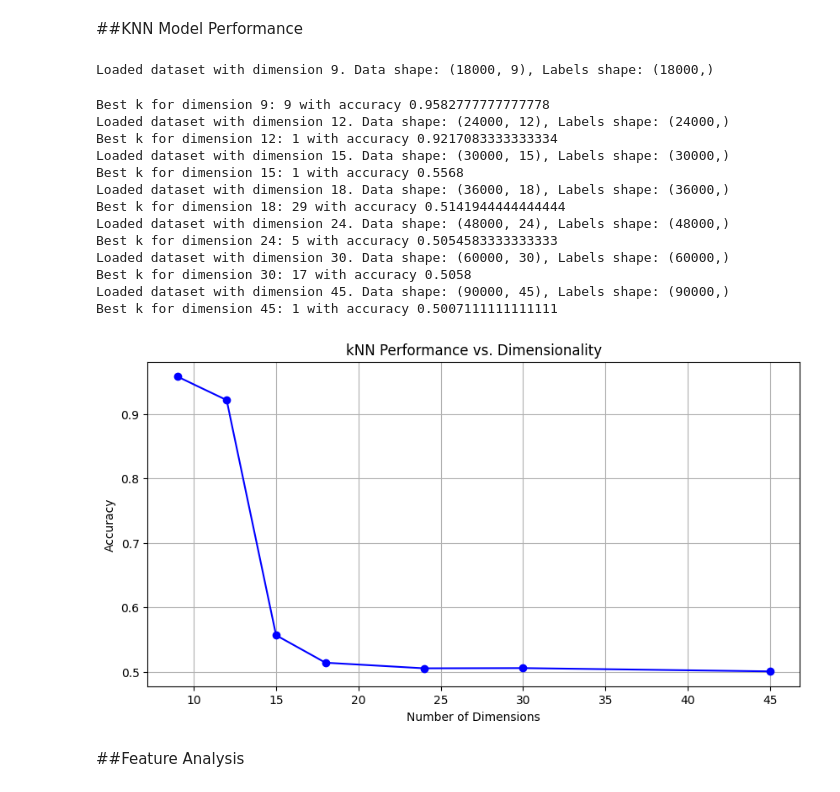
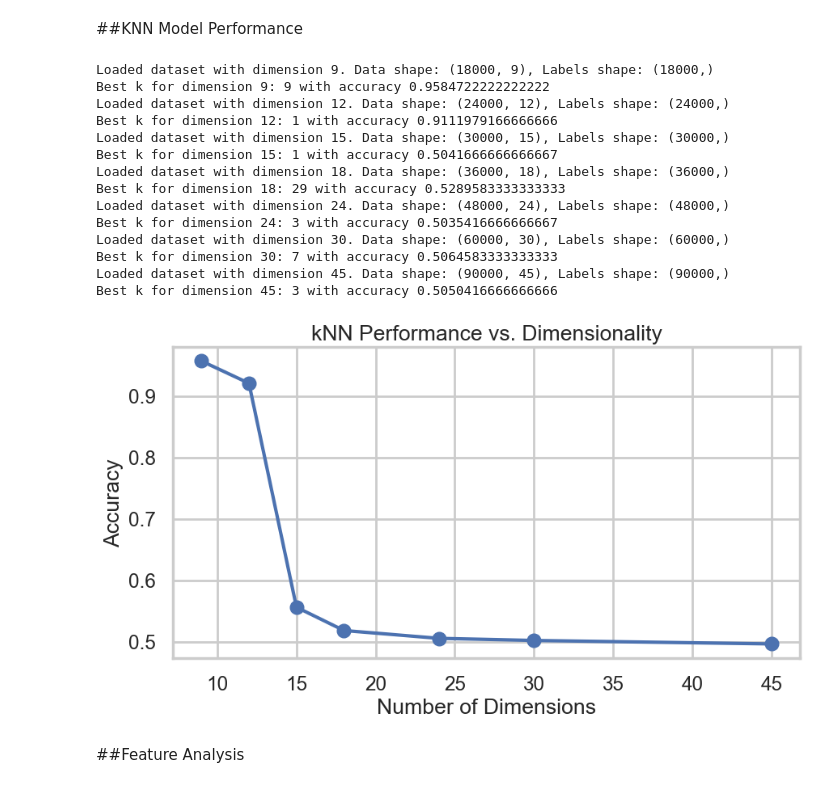
Before and after one commit to Daniel4078/COMP70015-MML-coursework, a Jupyter notebook: dimension_reduction.ipynb, the cells around one changed output. Drawn from its saved outputs; the diff is of its cells as text; code cells hidden in the pictures.

```diff
--- a/dimension_reduction.ipynb
+++ b/dimension_reduction.ipynb
@@ -37,48 +37,48 @@ def find_best_knn_params(data, labels):
 dimensions = [9,12,15,18,24,30,45]
 best_ks = []
 accuracies = []
 
 for dim in dimensions:
     data, labels = load_data_by_dimension(dim)
     X_train, X_test, y_train, y_test = train_test_split(data, labels, test_size=0.2, random_state=42)
 
     # find best k
-    best_k, best_acc = find_best_knn_params(X_train, X_test)
+    best_k, best_acc = find_best_knn_params(X_train, y_train)
     print(f"Best k for dimension {dim}: {best_k} with accuracy {best_acc}")
     best_ks.append(best_k)
 
     # evaluate
     model = KNeighborsClassifier(n_neighbors=best_k)
     model.fit(X_train, y_train)
     accuracy = model.score(X_test, y_test)
     accuracies.append(accuracy)
 
 
 
 # Plot the performance of models with their best k
 plt.figure(figsize=(10, 5))
 plt.plot(dimensions, accuracies, marker='o', linestyle='-', color='b')
 plt.xlabel('Number of Dimensions')
 plt.ylabel('Accuracy')
 plt.title('kNN Performance vs. Dimensionality')
 plt.grid(True)
 plt.show()
 # %% [output]
 Loaded dataset with dimension 9. Data shape: (18000, 9), Labels shape: (18000,)
+Best k for dimension 9: 9 with accuracy 0.9584722222222222
+Loaded dataset with dimension 12. Data shape: (24000, 12), Labels shape: (24000,)
+Best k for dimension 12: 1 with accuracy 0.9111979166666666
+Loaded dataset with dimension 15. Data shape: (30000, 15), Labels shape: (30000,)
+Best k for dimension 15: 1 with accuracy 0.5041666666666667
+Loaded dataset with dimension 18. Data shape: (36000, 18), Labels shape: (36000,)
+Best k for dimension 18: 29 with accuracy 0.5289583333333333
+Loaded dataset with dimension 24. Data shape: (48000, 24), Labels shape: (48000,)
+Best k for dimension 24: 3 with accuracy 0.5035416666666667
+Loaded dataset with dimension 30. Data shape: (60000, 30), Labels shape: (60000,)
+Best k for dimension 30: 7 with accuracy 0.5064583333333333
+Loaded dataset with dimension 45. Data shape: (90000, 45), Labels shape: (90000,)
+Best k for dimension 45: 3 with accuracy 0.5050416666666666
-Best k for dimension 9: 9 with accuracy 0.9582777777777778
-Loaded dataset with dimension 12. Data shape: (24000, 12), Labels shape: (24000,)
-Best k for dimension 12: 1 with accuracy 0.9217083333333334
-Loaded dataset with dimension 15. Data shape: (30000, 15), Labels shape: (30000,)
-Best k for dimension 15: 1 with accuracy 0.5568
-Loaded dataset with dimension 18. Data shape: (36000, 18), Labels shape: (36000,)
-Best k for dimension 18: 29 with accuracy 0.5141944444444444
-Loaded dataset with dimension 24. Data shape: (48000, 24), Labels shape: (48000,)
-Best k for dimension 24: 5 with accuracy 0.5054583333333333
-Loaded dataset with dimension 30. Data shape: (60000, 30), Labels shape: (60000,)
-Best k for dimension 30: 17 with accuracy 0.5058
-Loaded dataset with dimension 45. Data shape: (90000, 45), Labels shape: (90000,)
-Best k for dimension 45: 1 with accuracy 0.5007111111111111
-[figure, old version]
+[figure, new version]
 # %% [markdown]
 ##Feature Analysis
 # %%
```
Also changed, not shown: parts of 5 cells of this notebook.
